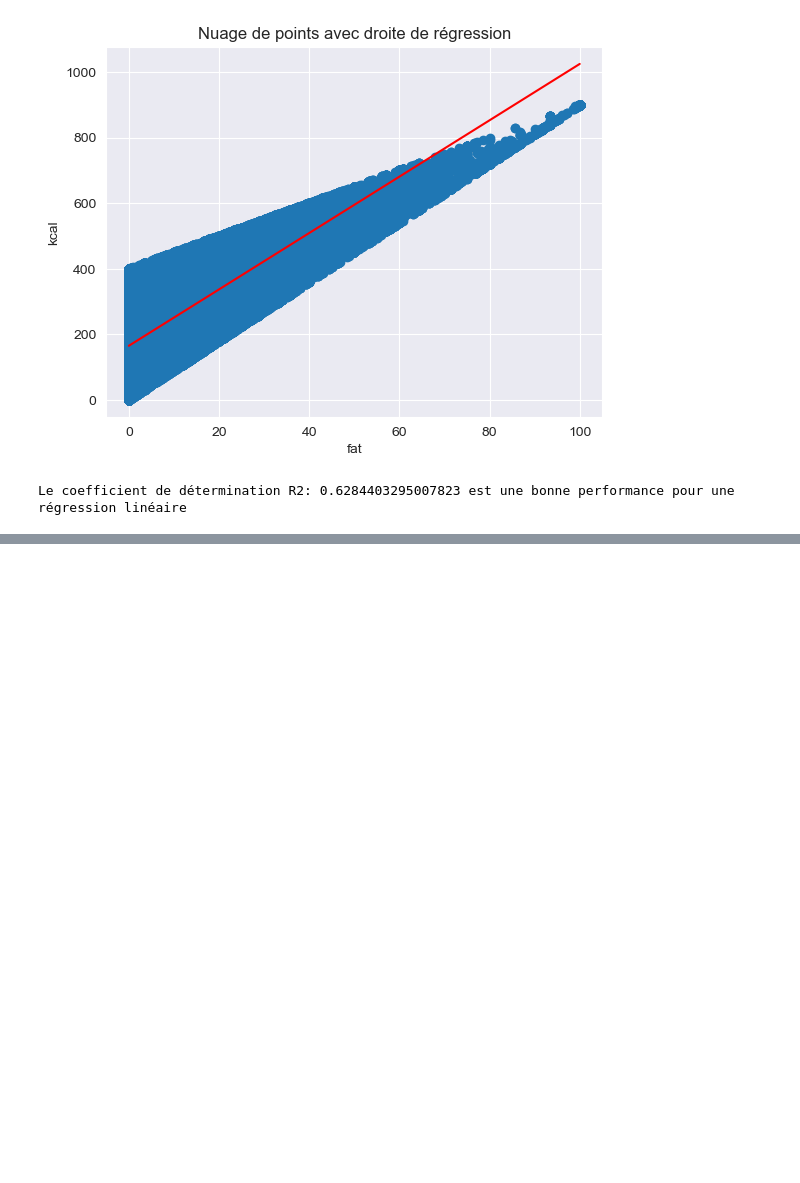
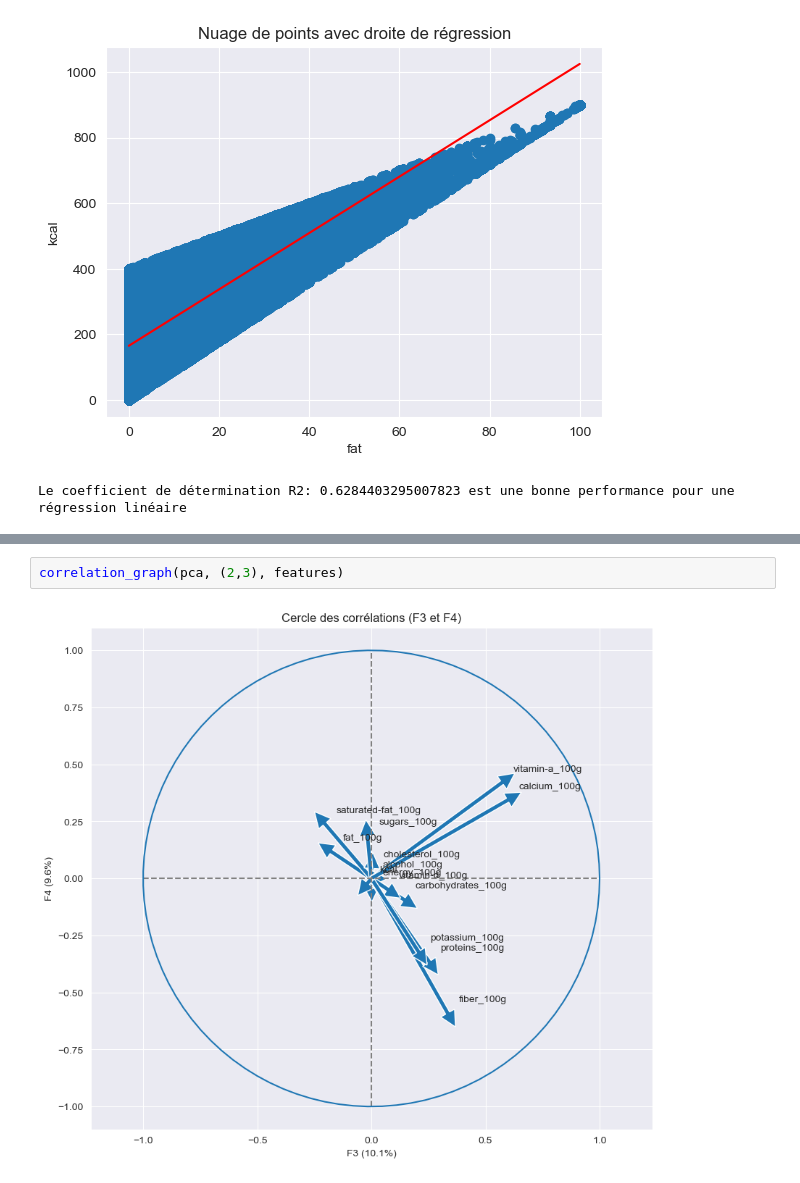
Before and after one commit to BinaryLost/machine_learning_projects, a Jupyter notebook: projet_2/livrable/Moriggi_Stephane_2_notebook_exploration_260123.ipynb, the cells around one changed output, grey strips where cells are left out. Saved outputs shown, nothing was run; the diff lists cells and outputs as text; blank space fills up the shorter version.

```diff
--- a/projet_2/analyse.ipynb
+++ b/projet_2/livrable/Moriggi_Stephane_2_notebook_exploration_260123.ipynb
@@ -285,0 +533,4 @@ Le coefficient de détermination R2: 0.6284403295007823 est une bonne performanc
+# %%
+correlation_graph(pca, (2,3), features)
+# %% [output]
+[figure, added]
```
Also changed, not shown: parts of 27 cells of this notebook, 4 other files.
